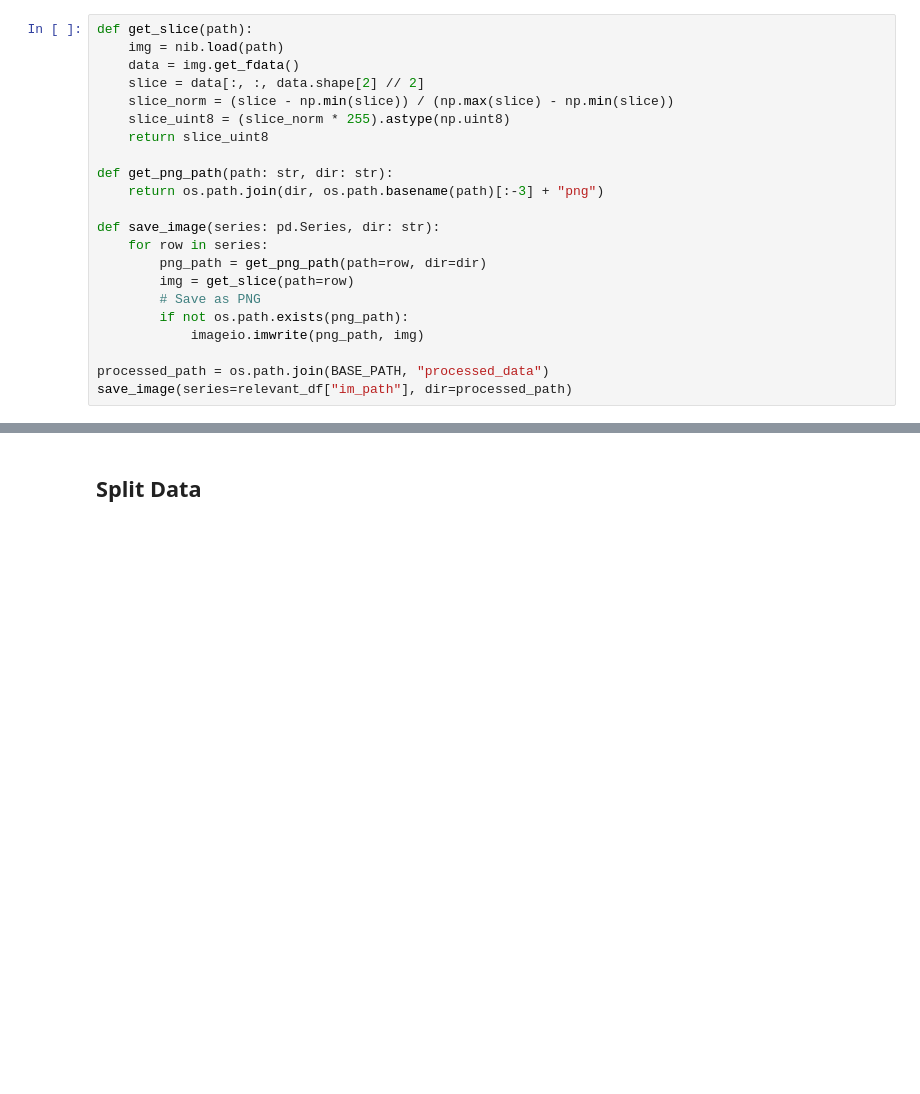
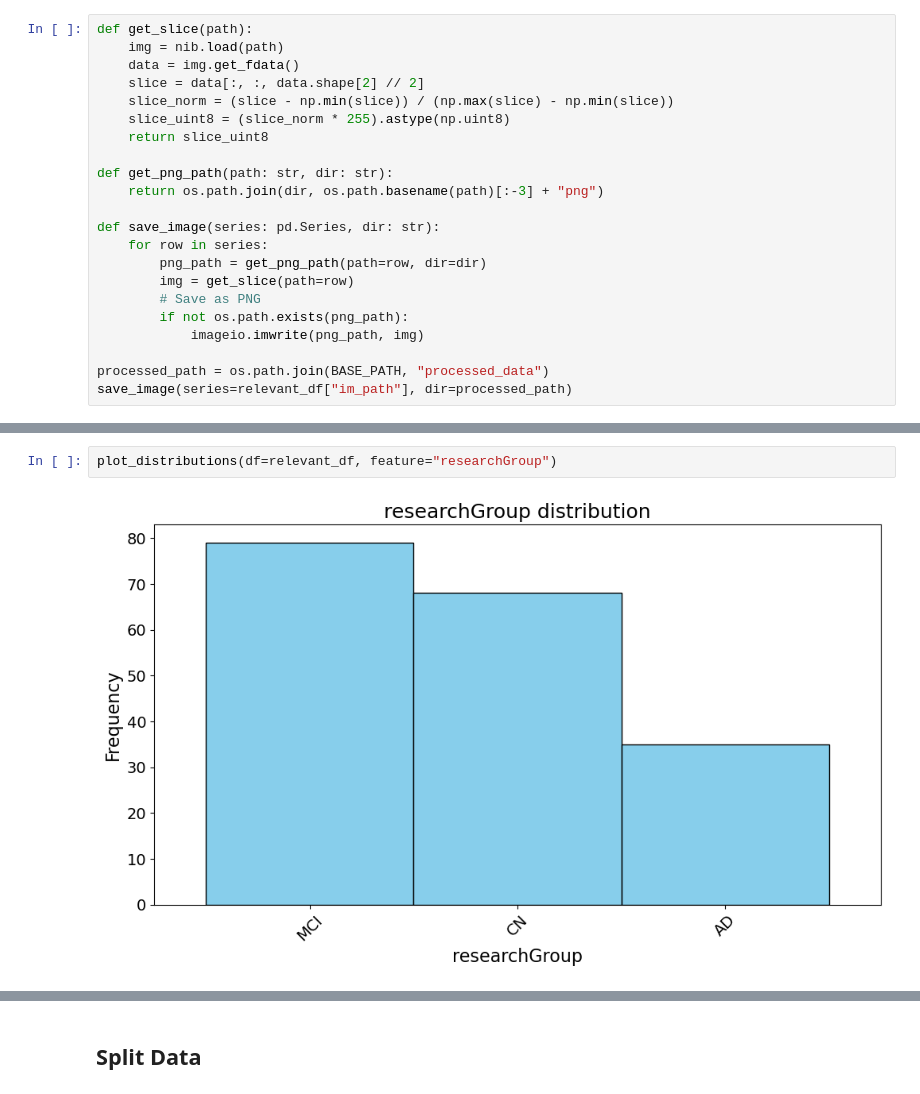
Before and after one commit to kgutjahr/STiL-TTA, a Jupyter notebook: data/ADNI.ipynb, the cells around one changed output, grey strips where cells are left out. Drawn from its saved outputs; the diff is of its cells as text; blank space fills up the shorter version.

```diff
--- a/data/ADNI.ipynb
+++ b/data/ADNI.ipynb
@@ -343,0 +513,4 @@ save_image(series=relevant_df["im_path"], dir=processed_path)
+# %%
+plot_distributions(df=relevant_df, feature="researchGroup")
+# %% [output]
+[figure, added]
```
Also changed, not shown: parts of 30 cells of this notebook, 9 other files.
